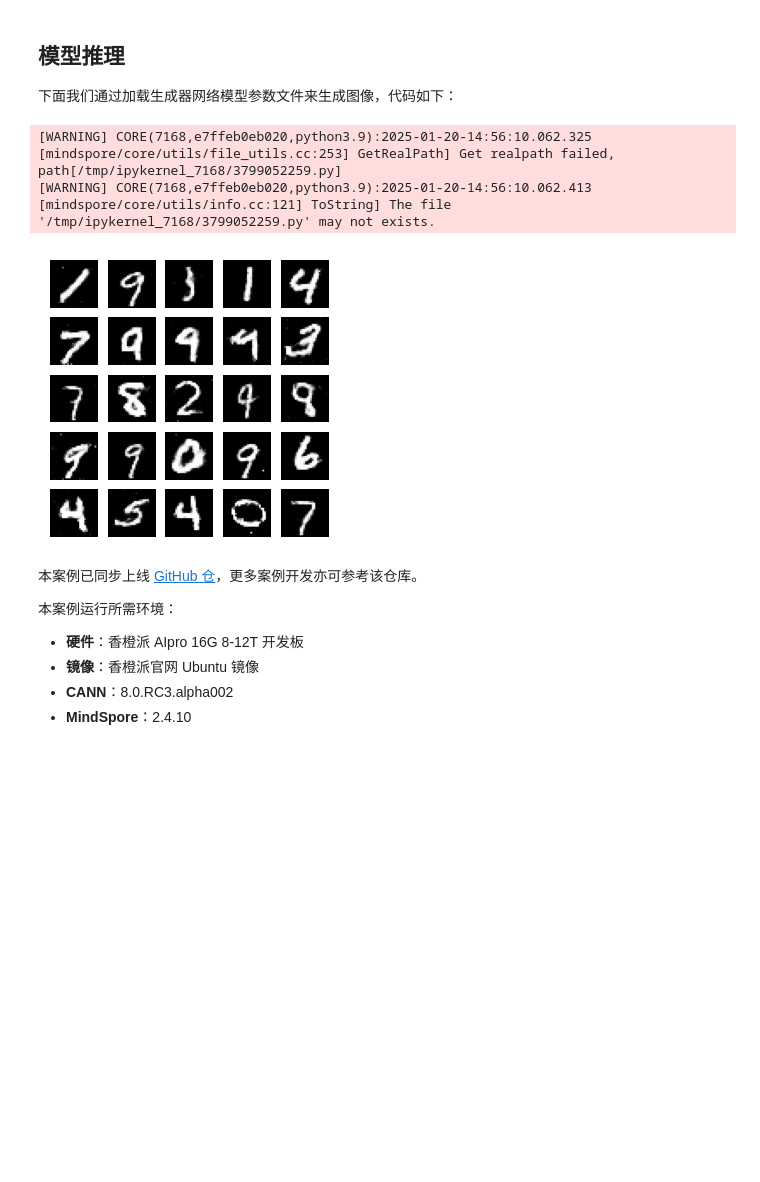
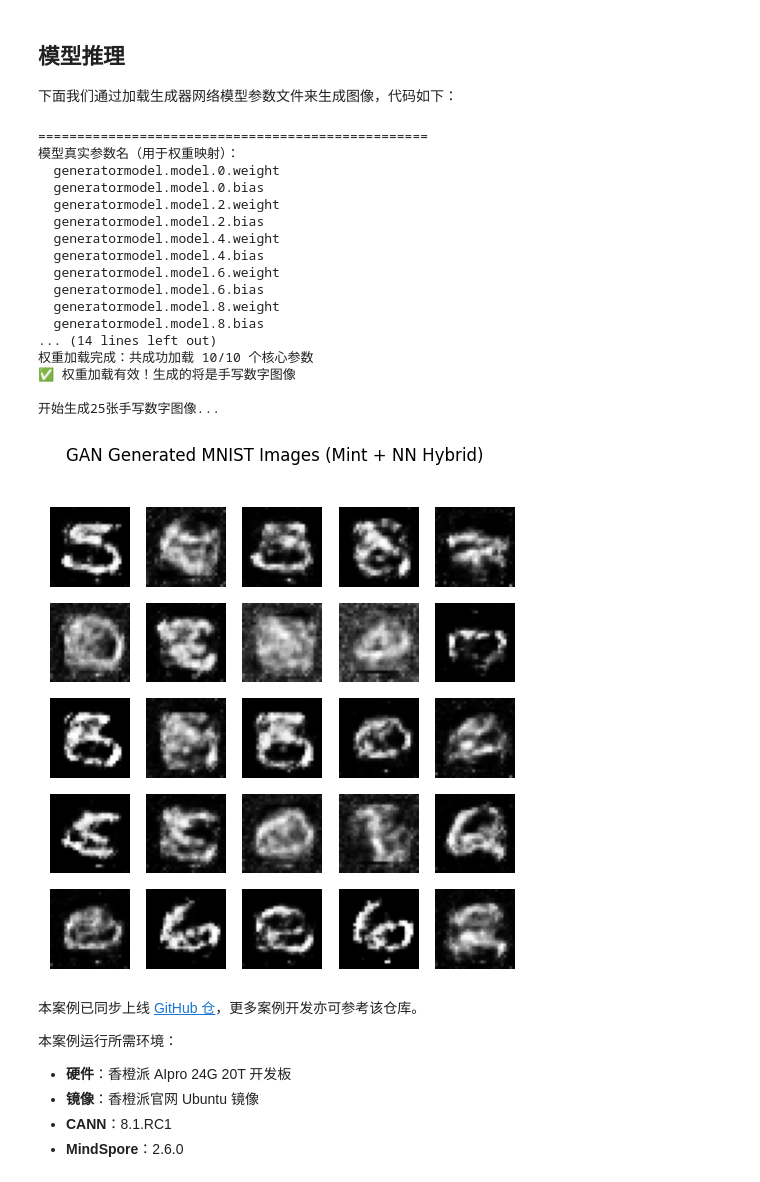
Before and after one commit to mindspore-courses/orange-pi-mindspore, a Jupyter notebook: Online/inference/09-GAN/mindspore_gan.ipynb, the cells around one changed output. Saved outputs shown, nothing was run; the diff lists cells and outputs as text; code cells hidden in the pictures; blank space fills up the shorter version.

```diff
--- a/Online/inference/09-GAN/mindspore_gan.ipynb
+++ b/Online/inference/09-GAN/mindspore_gan.ipynb
@@ -73,4 +73 @@ MindSpore升级参考[昇思MindSpore官网--香橙派开发专区--环境搭建
  ascend_config={"precision_mode":"allow_mix_precision"} : 自动混合精度，自动将部分算子的精度降低到float16或bfloat16。
-# %%
-import mindspore
-mindspore.set_context(max_device_memory="2GB", mode=mindspore.GRAPH_MODE, device_target="Ascend",  jit_config={"jit_level":"O2"}, ascend_config={"precision_mode":"allow_mix_precision"})
@@ -244,13 +274,3 @@ net_d.update_parameters_name('discriminator')
 ## 权重加载
 
 下面我们下载已有的生成器网络模型参数文件加载到生成器网络中。
-# %%
-import mindspore as ms
-
-# 下载权重
-gan_url = "https://modelers.cn/coderepo/web/v1/file/MindSpore-Lab/cluoud_obs/main/media/examples/mindspore-courses/orange-pi-online-infer/09-GAN/Generator199.ckpt"
-path = "./Generator199.ckpt"
-
-ckpt_path = download(gan_url, path, replace=True)
-parameter = ms.load_checkpoint(ckpt_path)
-ms.load_param_into_net(net_g, parameter)
@@ -259,29 +327,58 @@ ms.load_param_into_net(net_g, parameter)
 
 下面我们通过加载生成器网络模型参数文件来生成图像，代码如下：
 # %%
-from tqdm import tqdm
-from mindspore import Tensor
+if __name__ == "__main__":
+    # 关键修复：重新定义推理用的批量，避免被数据集的batch_size=128覆盖
+    gen_batch_size = 25  # 明确指定生成25张图，与5×5网格匹配
 
-# 模型生成结果
-test_data = Tensor(np.random.normal(0, 1, (25, 100)).astype(np.float32))
-images = net_g(test_data).transpose(0, 2, 3, 1).asnumpy()
-# 结果展示
-fig = plt.figure(figsize=(3, 3), dpi=120)
-for i in tqdm(range(25), desc="Generating images"):
-    fig.add_subplot(5, 5, i + 1)
-    plt.axis("off")
-    plt.imshow(images[i].squeeze(), cmap="gray")
-plt.show()
+    # 实例化生成器（会打印真实参数名）
+    net_g = GenHybrid()
+    # 加载权重（精准匹配参数名）
+    net_g = load_weights_fixed(net_g)
+
+    # 生成25个样本的隐码（用gen_batch_size，确保是25个）
+    test_data = ms.Tensor(np.random.normal(0, 1, (gen_batch_size, latent_size)).astype(np.float32))
+    # 推理生成图像（输出形状：[25,1,28,28]）
+    print("\n开始生成25张手写数字图像...")
+    images = net_g(test_data).transpose(0, 2, 3, 1).asnumpy()  # 形状：[25,28,28,1]
+
+    # 结果展示（循环用gen_batch_size，确保i+1≤25）
+    fig = plt.figure(figsize=(5, 5), dpi=120)  # 放大图尺寸，更清晰
+    # 进度条显示“Generating MNIST images: 100%|xxx| 25/25”
+    for i in tqdm(range(gen_batch_size), desc="Generating MNIST images"):
+        # i+1范围：1~25，完全匹配5×5网格的子图编号
+        fig.add_subplot(5, 5, i + 1)
+        plt.axis("off")
+        plt.imshow(images[i].squeeze(), cmap="gray")  # 单通道显示
+
+    # 直接显示图像
+    plt.suptitle("GAN Generated MNIST Images (Mint + NN Hybrid)", fontsize=10)
+    plt.show()
 # %% [output]
-[WARNING] CORE(7168,e7ffeb0eb020,python3.9):2025-01-20-14:56:10.062.325 [mindspore/core/utils/file_utils.cc:253] GetRealPath] Get realpath failed, path[/tmp/ipykernel_7168/3799052259.py]
-[WARNING] CORE(7168,e7ffeb0eb020,python3.9):2025-01-20-14:56:10.062.413 [mindspore/core/utils/info.cc:121] ToString] The file '/tmp/ipykernel_7168/3799052259.py' may not exists.
+==================================================
+模型真实参数名（用于权重映射）：
+  generatormodel.model.0.weight
+  generatormodel.model.0.bias
+  generatormodel.model.2.weight
+  generatormodel.model.2.bias
+  generatormodel.model.4.weight
+  generatormodel.model.4.bias
+  generatormodel.model.6.weight
+  generatormodel.model.6.bias
+  generatormodel.model.8.weight
+  generatormodel.model.8.bias
+... (14 lines left out)
+权重加载完成：共成功加载 10/10 个核心参数
+✅ 权重加载有效！生成的将是手写数字图像
+
+开始生成25张手写数字图像...
-[figure, old version]
+[figure, new version]
 # %% [markdown]
 本案例已同步上线 [GitHub 仓](https://github.com/mindspore-courses/orange-pi-mindspore/tree/master/Online/09-GAN)，更多案例开发亦可参考该仓库。
 
 本案例运行所需环境：
 
-- **硬件**：香橙派 AIpro 16G 8-12T 开发板
+- **硬件**：香橙派 AIpro 24G 20T 开发板
 - **镜像**：香橙派官网 Ubuntu 镜像
-- **CANN**：8.0.RC3.alpha002
-- **MindSpore**：2.4.10
+- **CANN**：8.1.RC1
+- **MindSpore**：2.6.0
```
Also changed, not shown: parts of 9 cells of this notebook.
